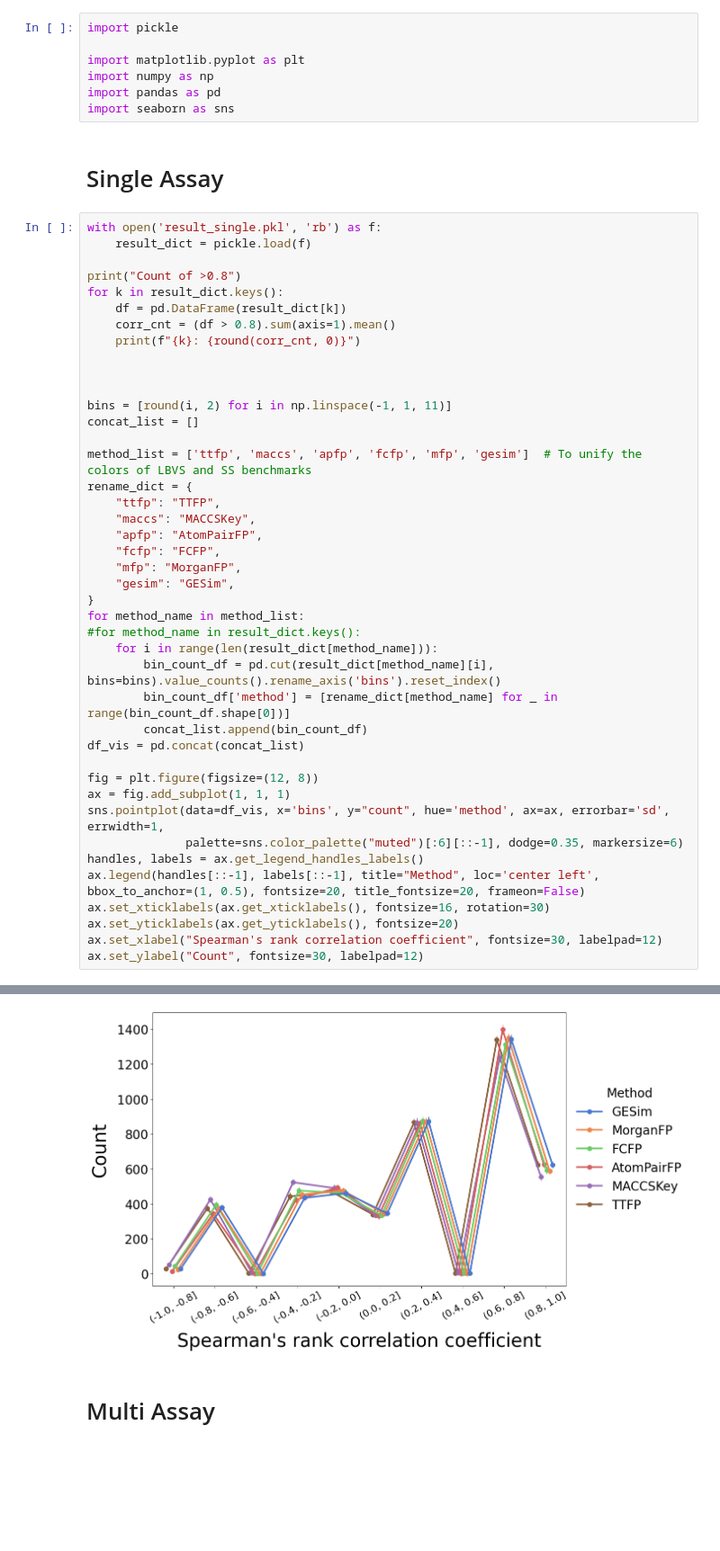
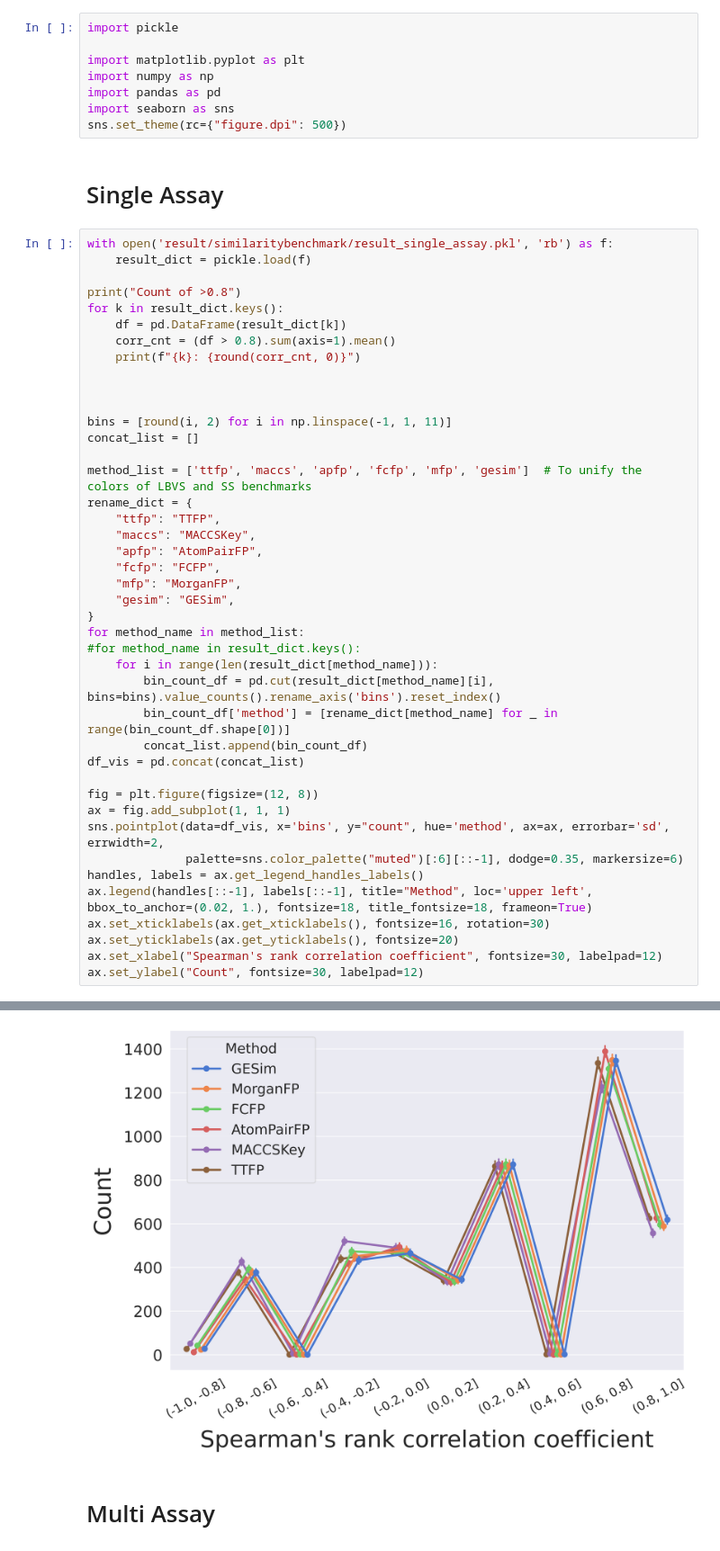
Before and after one commit to ycu-iil/gesim_experiment, a Jupyter notebook: ss_analysis.ipynb, the cells around one changed output, grey strips where cells are left out. Shown at 90% size. Drawn from its saved outputs; the diff is of its cells as text; blank space fills up the shorter version.

Commit message:
chore: update figure layouts

```diff
--- a/ss_analysis.ipynb
+++ b/ss_analysis.ipynb
@@ -5,10 +5,11 @@ import matplotlib.pyplot as plt
 import numpy as np
 import pandas as pd
 import seaborn as sns
+sns.set_theme(rc={"figure.dpi": 500})
 # %% [markdown]
 # Single Assay
 # %%
-with open('result_single.pkl', 'rb') as f:
+with open('result/similaritybenchmark/result_single_assay.pkl', 'rb') as f:
     result_dict = pickle.load(f)
 
 print("Count of >0.8")
@@ -41,10 +42,10 @@ df_vis = pd.concat(concat_list)
 
 fig = plt.figure(figsize=(12, 8))
 ax = fig.add_subplot(1, 1, 1)
-sns.pointplot(data=df_vis, x='bins', y="count", hue='method', ax=ax, errorbar='sd', errwidth=1,
+sns.pointplot(data=df_vis, x='bins', y="count", hue='method', ax=ax, errorbar='sd', errwidth=2,
               palette=sns.color_palette("muted")[:6][::-1], dodge=0.35, markersize=6)
 handles, labels = ax.get_legend_handles_labels()
-ax.legend(handles[::-1], labels[::-1], title="Method", loc='center left', bbox_to_anchor=(1, 0.5), fontsize=20, title_fontsize=20, frameon=False)
+ax.legend(handles[::-1], labels[::-1], title="Method", loc='upper left', bbox_to_anchor=(0.02, 1.), fontsize=18, title_fontsize=18, frameon=True)
 ax.set_xticklabels(ax.get_xticklabels(), fontsize=16, rotation=30)
 ax.set_yticklabels(ax.get_yticklabels(), fontsize=20)
 ax.set_xlabel("Spearman's rank correlation coefficient", fontsize=30, labelpad=12)
@@ -65,5 +65,5 @@ The `errwidth` parameter is deprecated. And will be removed in v0.15.0. Pass `er
 Text(0, 0.5, 'Count')
-[figure, old version]
+[figure, new version]
 # %% [markdown]
 # Multi Assay
 # %%
```
Also changed, not shown: parts of 2 cells of this notebook, 1 other file.
